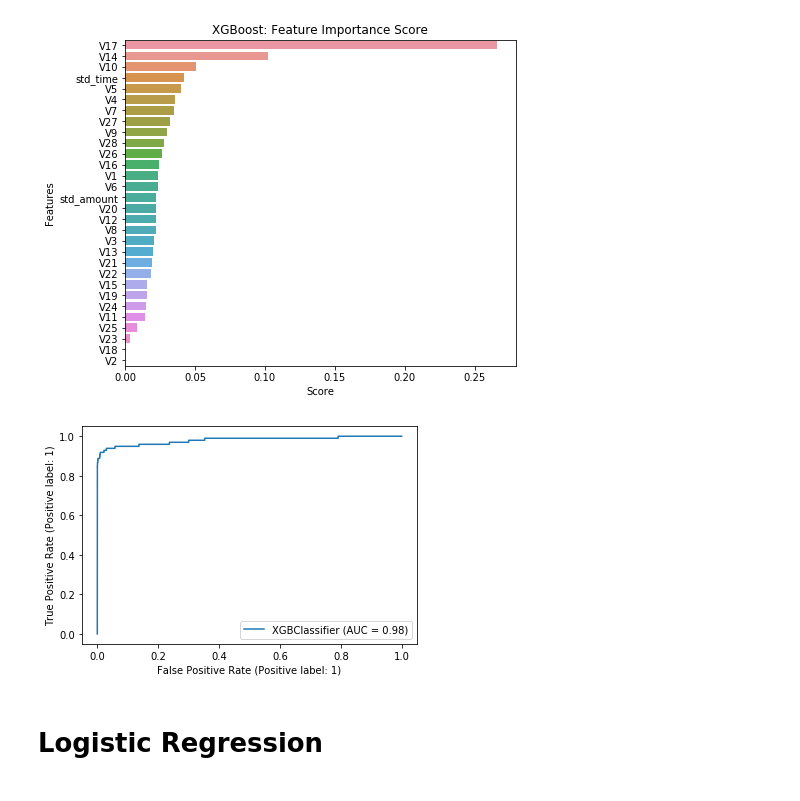
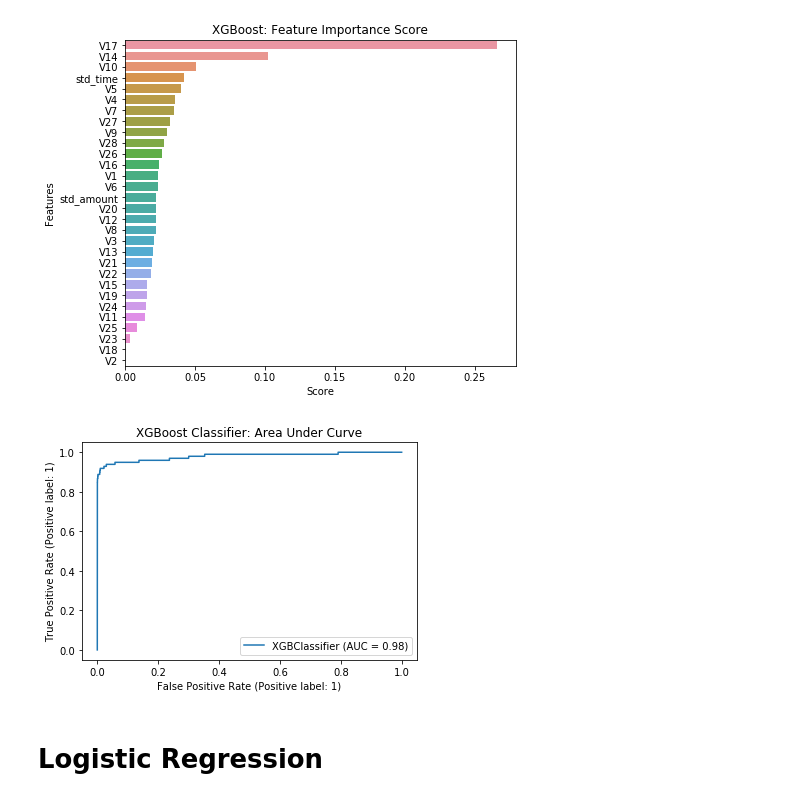
Before and after one commit to ipatel467/Credit-Card-Fraud-Detection, a Jupyter notebook: ML.ipynb, the cells around one changed output. Cells and saved outputs as stored; diff of their text form; code cells hidden in the pictures.

```diff
--- a/ML.ipynb
+++ b/ML.ipynb
@@ -305,9 +307,10 @@ plt.xlabel('Score');
 [figure]
 # %%
 metrics.plot_roc_curve(xgb, X_test, y_test)
+plt.title("XGBoost Classifier: Area Under Curve")
 plt.show()
 # %% [output]
-[figure, old version]
+[figure, new version]
 # %% [markdown]
 # Logistic Regression
 # %%
```
Also changed, not shown: parts of 8 cells of this notebook.
